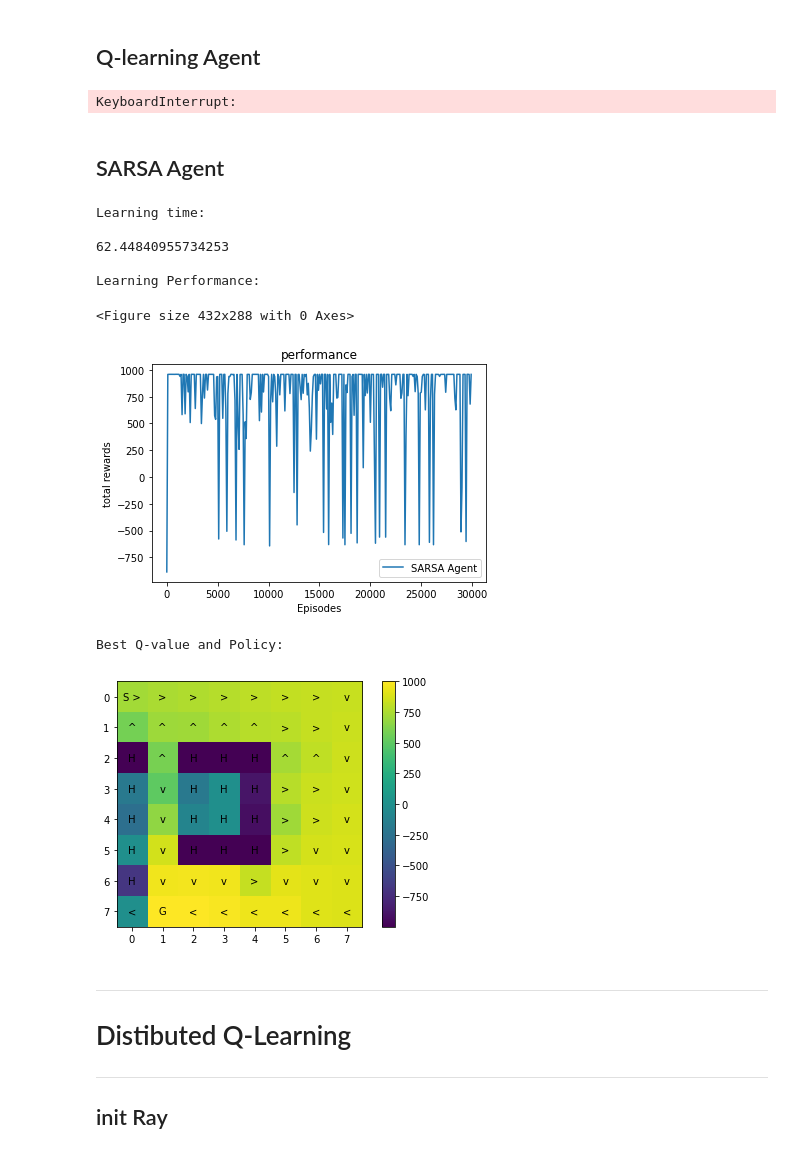
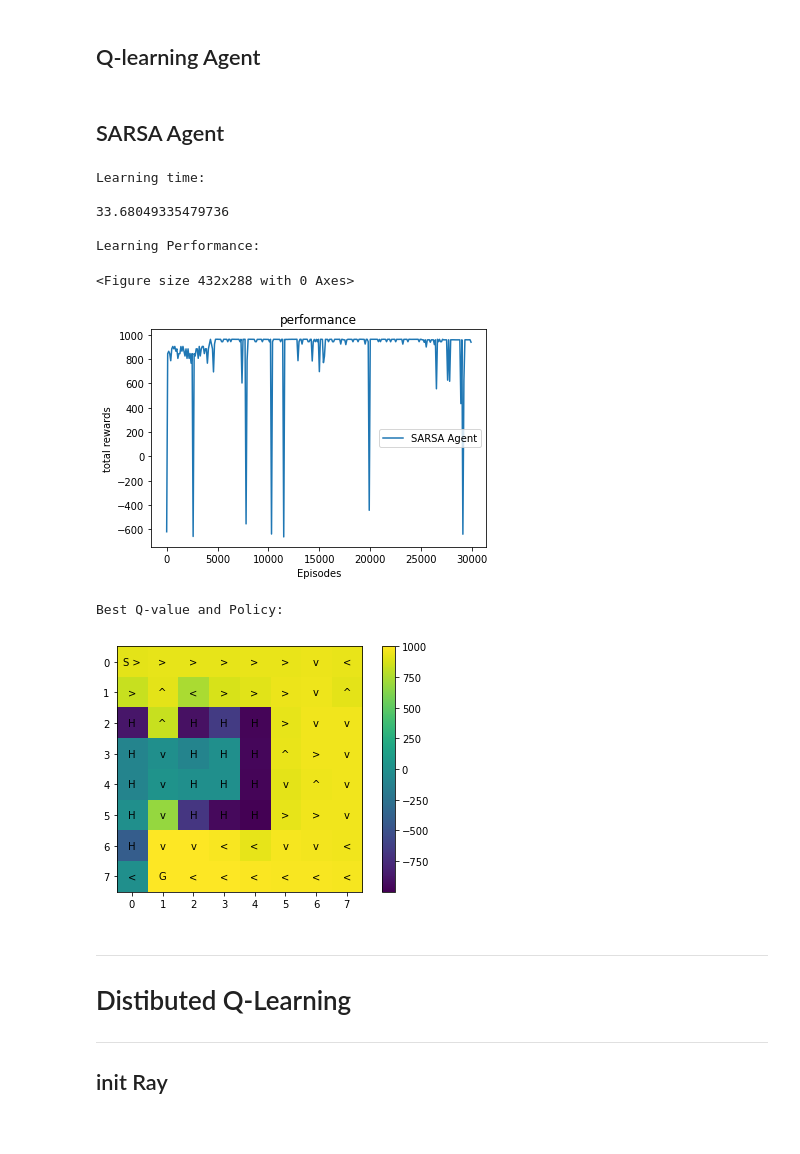
Before and after one commit to rafid009/AI_533_HW3, a Jupyter notebook: hw3_v4.ipynb, the cells around one changed output. Saved outputs shown, nothing was run; the diff lists cells and outputs as text; code cells hidden in the pictures.

```diff
--- a/hw3_v4.ipynb
+++ b/hw3_v4.ipynb
@@ -561,7 +561,7 @@ simulator.reset()
 #INSERT YOUR CODE FOR INIT PARAMS HERE
 do_test = True
 learning_rate = 0.001
-epsilon = 0.3
+epsilon = 0.05
 learning_episodes = 30000
 test_interval = 100
 
@@ -575,8 +575,6 @@ print(run_time['Q-learning agent'])
 if do_test:
     plot_result(total_rewards ,ql_agent.test_interval, [ql_agent.agent_name])
 plot_image(q_table, MAP[0])
-# %% [output]
-KeyboardInterrupt:
 # %% [markdown]
 ## SARSA Agent
 # %%
@@ -594,42 +592,43 @@ class SARSAagent(agent):
             state = 0
             steps = 0
             done = False
+            action = self.explore_or_exploit_policy(state)
             while not done and steps < 1000:
-                action = self.explore_or_exploit_policy(state)
                 next_state, reward, done, info = simulator.step(action)
                 next_action = self.explore_or_exploit_policy(next_state)
                 self.q_table[state, action] += self.learning_rate * (reward + self.beta * self.q_table[next_state, next_action] - self.q_table[state, action])
                 state = next_state
+                action = next_action
                 steps += 1
 # %%
 simulator.reset()
 #INSERT YOUR CODE FOR INIT PARAMS HERE
 do_test = True
 learning_rate = 0.001
-epsilon = 0.3
+epsilon = 0.05
 learning_episodes = 30000
 test_interval = 100
 
 sarsa_agent = SARSAagent(epsilon, learning_rate, learning_episodes, map_size,
                          test_interval = test_interval, do_test = do_test)
 start_time = time.time()
 total_rewards, q_table = sarsa_agent.learn_and_evaluate()
 run_time['SARSA agent'] = time.time() - start_time
 print("Learning time:\n")
 print(run_time['SARSA agent'])
 if do_test:
     plot_result(total_rewards, sarsa_agent.test_interval, [sarsa_agent.agent_name])
 plot_image(q_table, MAP[0])
 # %% [output]
 Learning time:
 
-62.44840955734253
+33.68049335479736
 
 Learning Performance:
 <Figure size 432x288 with 0 Axes>
-[figure, old version]
+[figure, new version]
 Best Q-value and Policy:
-[figure, old version]
+[figure, new version]
 # %% [markdown]
 ***
 # Distibuted Q-Learning
```
